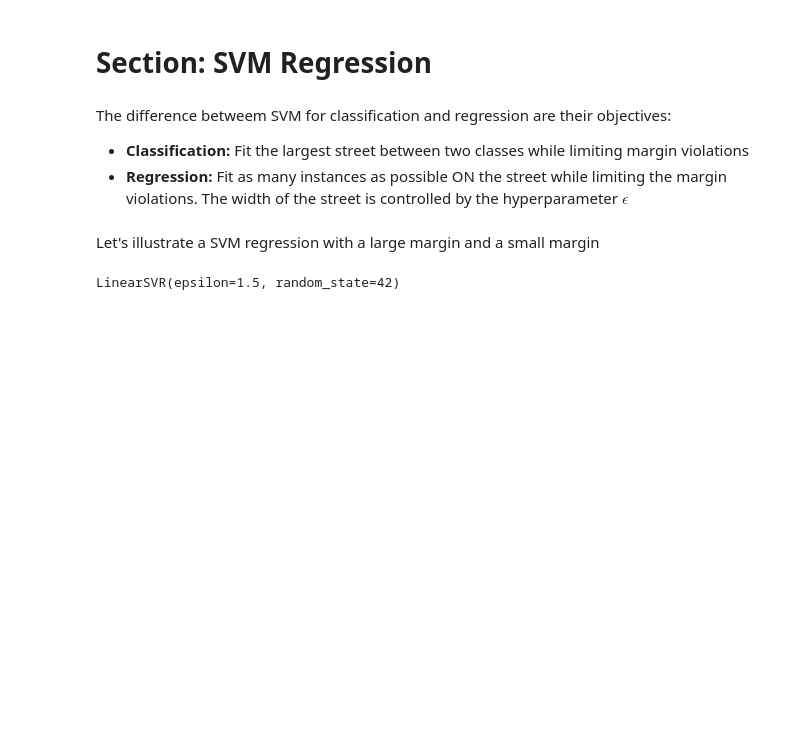
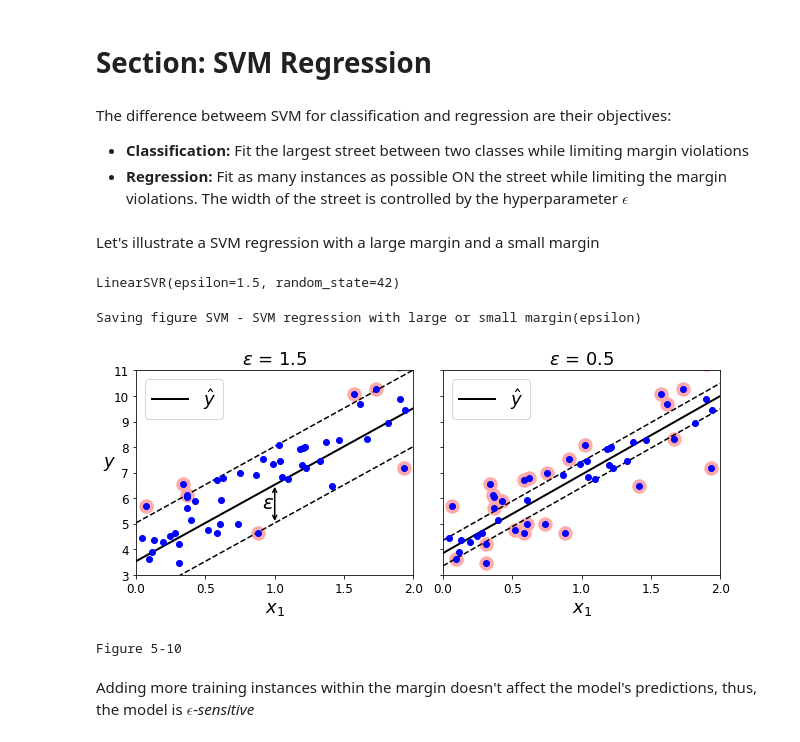
Before and after one commit to MarkJasonE/SupportVectorMachines, a Jupyter notebook: SupportVectorMachines.ipynb, the cells around one changed output. Saved outputs shown, nothing was run; the diff lists cells and outputs as text; code cells hidden in the pictures; blank space fills up the shorter version.

Commit message:
Added section: Under the hood. Added plots

```diff
--- a/SupportVectorMachines.ipynb
+++ b/SupportVectorMachines.ipynb
@@ -617,7 +617,7 @@ Let's illustrate a SVM regression with a large margin and a small margin
 # %%
 np.random.seed(42)
 m = 50
-X = 2 + np.random.rand(m, 1)
+X = 2 * np.random.rand(m, 1)
 y = (4 + 3 * X + np.random.randn(m, 1)).ravel()
 
 svm_reg = LinearSVR(epsilon=1.5, random_state=42)
@@ -640,3 +640,45 @@ svm_reg2.support_ = find_support_vectors(svm_reg2, X, y)
 
 eps_x1 = 1
 eps_y_pred = svm_reg1.predict([[eps_x1]])
+# %%
+def plot_svm_regression(svm_reg, X, y, axes):
+    x1s = np.linspace(axes[0], axes[1], 100).reshape(100, 1)
+    y_pred = svm_reg.predict(x1s)
+    plt.plot(x1s, y_pred, "k-", linewidth=2, label=r"$\hat{y}$")
+    plt.plot(x1s, y_pred + svm_reg.epsilon, "k--")
+    plt.plot(x1s, y_pred - svm_reg.epsilon, "k--")
+    plt.scatter(X[svm_reg.support_], y[svm_reg.support_], s=180,
+                facecolors="#ffaaaa")
+    plt.plot(X, y, "bo")
+    plt.legend(loc="upper left", fontsize=18)
+    plt.xlabel(r"$x_1$", fontsize=18)
+    plt.axis(axes)
+
+fig, axes = plt.subplots(ncols=2, figsize=(9, 4), sharey=True)
+plt.sca(axes[0])
+plot_svm_regression(svm_reg1, X, y, [0, 2, 3, 11])
+plt.title(r"$\epsilon$ = {}".format(svm_reg1.epsilon), fontsize=18)
+plt.ylabel(r"$y$", rotation=0, fontsize=18)
+plt.annotate(
+    "",
+    xy=(eps_x1, eps_y_pred),
+    xycoords="data",
+    xytext=(eps_x1, eps_y_pred - svm_reg1.epsilon),
+    textcoords="data",
+    arrowprops={"arrowstyle": "<->", "linewidth": 1.5}
+)
+plt.text(0.91, 5.6, r"$\epsilon$", fontsize=20)
+
+plt.sca(axes[1])
+plot_svm_regression(svm_reg2, X, y, [0, 2, 3, 11])
+plt.title(r"$\epsilon$ = {}".format(svm_reg2.epsilon), fontsize=18)
+
+save_fig("SVM - SVM regression with large or small margin(epsilon)")
+plt.show()
+print("Figure 5-10")
+# %% [output]
+Saving figure SVM - SVM regression with large or small margin(epsilon)
+[figure, added]
+Figure 5-10
+# %% [markdown]
+Adding more training instances within the margin doesn't affect the model's predictions, thus, the model is <em>$\epsilon$-sensitive</em>
```
Also changed, not shown: parts of 9 cells of this notebook, 2 other files.
